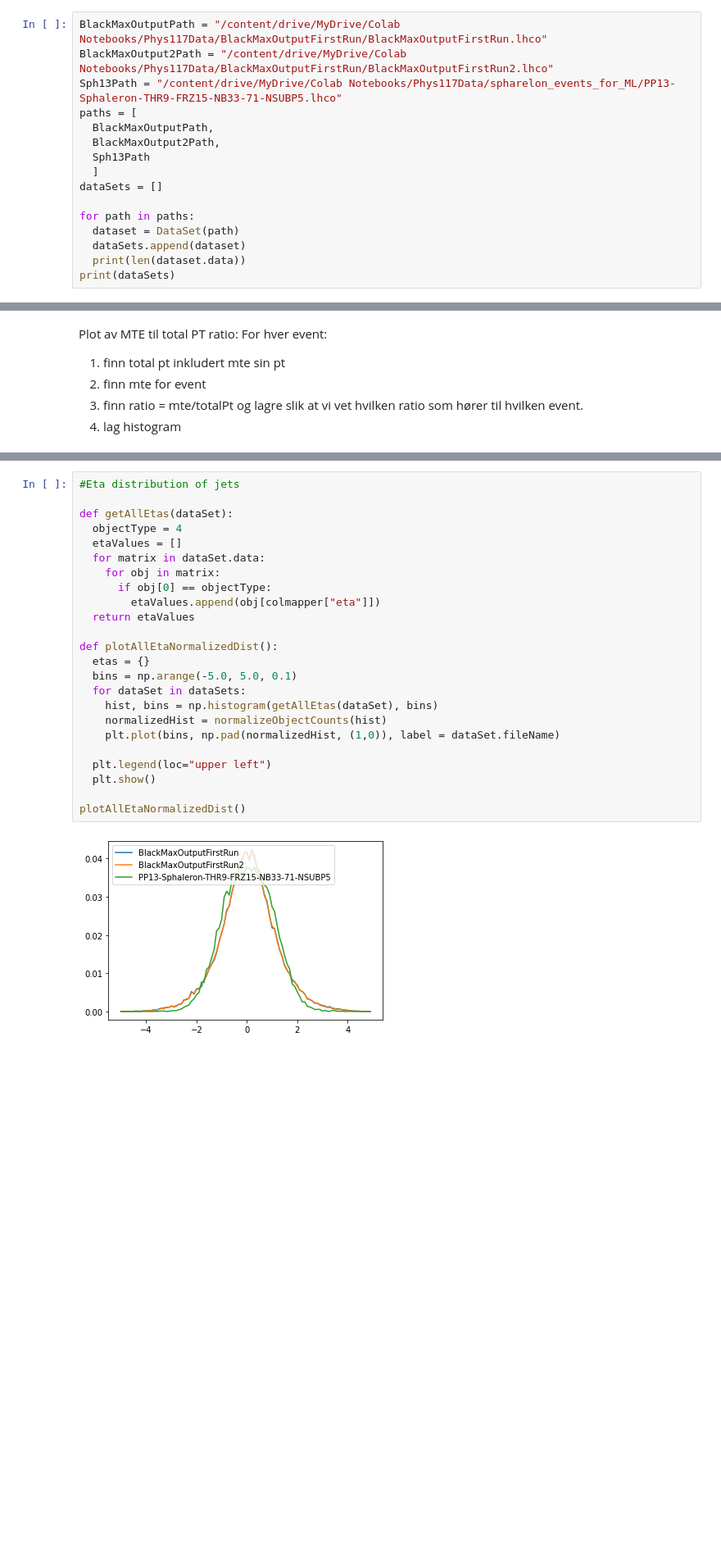
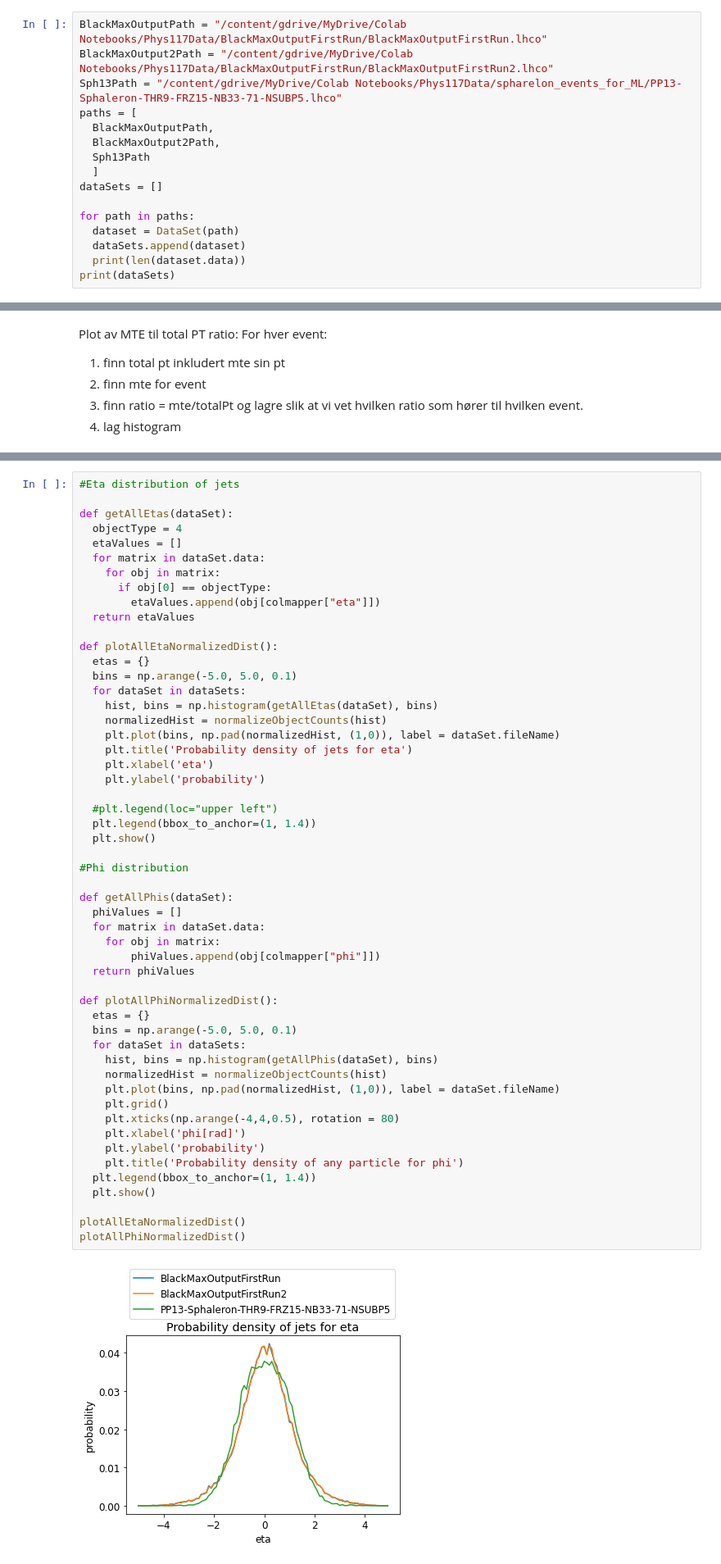
Before and after one commit to mitresthen/phys117_2021, a Jupyter notebook: SphaleronsVBlackHoles.ipynb, the cells around one changed output, grey strips where cells are left out. Shown at 82% size. Saved outputs shown, nothing was run; the diff lists cells and outputs as text; blank space fills up the shorter version.

```diff
--- a/SphaleronsVBlackHoles.ipynb
+++ b/SphaleronsVBlackHoles.ipynb
@@ -135,9 +145,9 @@ class DataSet:                              #Filters and counts number of object
       print(f'{Path(self.path).stem} count of rejected Tau, Jet: {countUnder20}')
       return matrices
 # %%
-BlackMaxOutputPath = "/content/drive/MyDrive/Colab Notebooks/Phys117Data/BlackMaxOutputFirstRun/BlackMaxOutputFirstRun.lhco"
-BlackMaxOutput2Path = "/content/drive/MyDrive/Colab Notebooks/Phys117Data/BlackMaxOutputFirstRun/BlackMaxOutputFirstRun2.lhco"
-Sph13Path = "/content/drive/MyDrive/Colab Notebooks/Phys117Data/spharelon_events_for_ML/PP13-Sphaleron-THR9-FRZ15-NB33-71-NSUBP5.lhco"
+BlackMaxOutputPath = "/content/gdrive/MyDrive/Colab Notebooks/Phys117Data/BlackMaxOutputFirstRun/BlackMaxOutputFirstRun.lhco"
+BlackMaxOutput2Path = "/content/gdrive/MyDrive/Colab Notebooks/Phys117Data/BlackMaxOutputFirstRun/BlackMaxOutputFirstRun2.lhco"
+Sph13Path = "/content/gdrive/MyDrive/Colab Notebooks/Phys117Data/spharelon_events_for_ML/PP13-Sphaleron-THR9-FRZ15-NB33-71-NSUBP5.lhco"
 paths = [
   BlackMaxOutputPath,
   BlackMaxOutput2Path,
@@ -513,26 +515,55 @@ plotComparativeSpecificObjectEnergyDistribution()
 # %%
 #Eta distribution of jets
 
 def getAllEtas(dataSet):
   objectType = 4
   etaValues = []
   for matrix in dataSet.data:
     for obj in matrix:
       if obj[0] == objectType:
         etaValues.append(obj[colmapper["eta"]])
   return etaValues
 
 def plotAllEtaNormalizedDist():
   etas = {}
   bins = np.arange(-5.0, 5.0, 0.1)
   for dataSet in dataSets:
     hist, bins = np.histogram(getAllEtas(dataSet), bins)
     normalizedHist = normalizeObjectCounts(hist)
     plt.plot(bins, np.pad(normalizedHist, (1,0)), label = dataSet.fileName)
+    plt.title('Probability density of jets for eta')
+    plt.xlabel('eta')
+    plt.ylabel('probability')
 
-  plt.legend(loc="upper left")
+  #plt.legend(loc="upper left")
+  plt.legend(bbox_to_anchor=(1, 1.4))
+  plt.show()
+
+#Phi distribution
+
+def getAllPhis(dataSet):
+  phiValues = []
+  for matrix in dataSet.data:
+    for obj in matrix:
+        phiValues.append(obj[colmapper["phi"]])
+  return phiValues
+
+def plotAllPhiNormalizedDist():
+  etas = {}
+  bins = np.arange(-5.0, 5.0, 0.1)
+  for dataSet in dataSets:
+    hist, bins = np.histogram(getAllPhis(dataSet), bins)
+    normalizedHist = normalizeObjectCounts(hist)
+    plt.plot(bins, np.pad(normalizedHist, (1,0)), label = dataSet.fileName)
+    plt.grid()
+    plt.xticks(np.arange(-4,4,0.5), rotation = 80)
+    plt.xlabel('phi[rad]')
+    plt.ylabel('probability')
+    plt.title('Probability density of any particle for phi')
+  plt.legend(bbox_to_anchor=(1, 1.4))
   plt.show()
 
 plotAllEtaNormalizedDist()
+plotAllPhiNormalizedDist()
 # %% [output]
-[figure, old version]
+[figure, new version]
```
Also changed, not shown: parts of 28 cells of this notebook.
